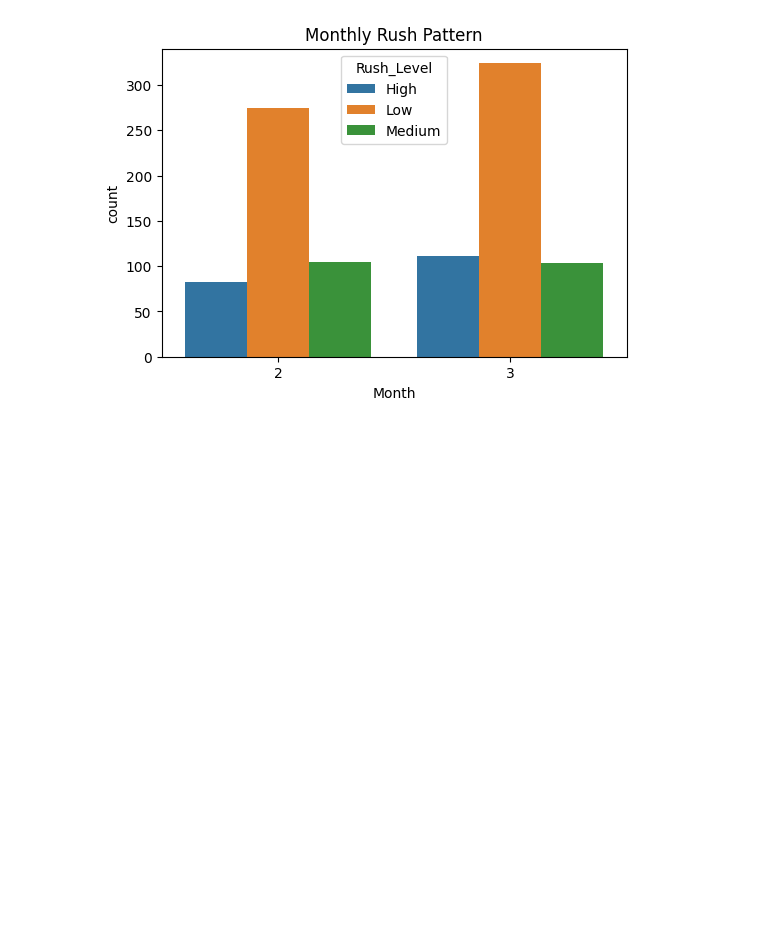
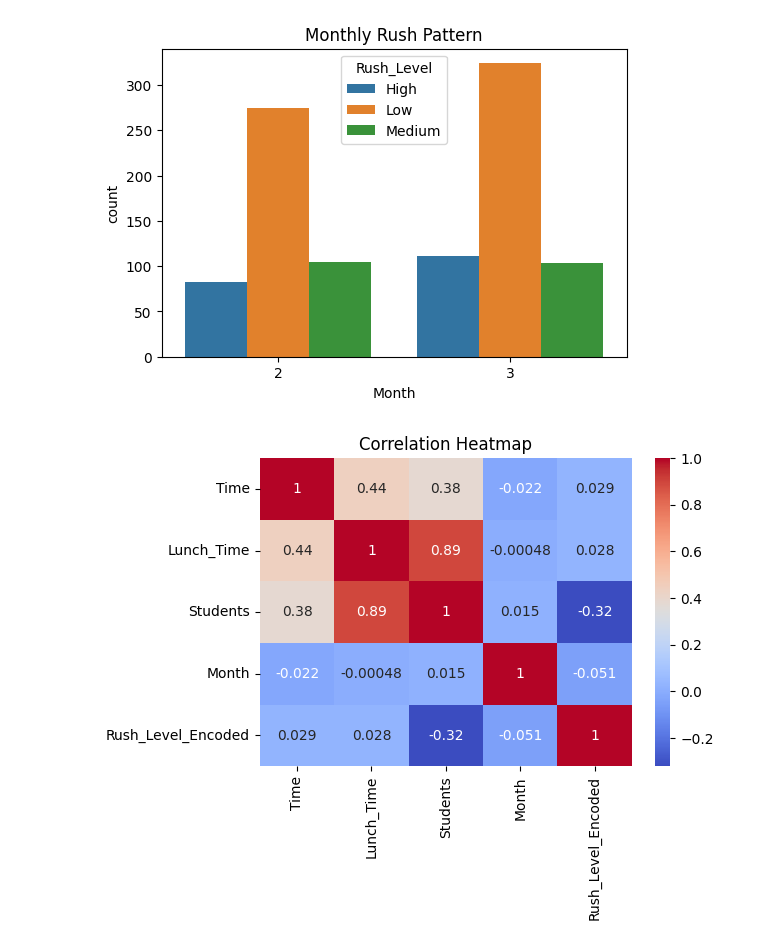
Before and after one commit to Wasima230Sultana/MU-Canteen-Rush-Predictor, a Jupyter notebook: Canteen-rush.ipynb, the cells around one changed output. Saved outputs shown, nothing was run; the diff lists cells and outputs as text; code cells hidden in the pictures; blank space fills up the shorter version.

Commit message:
Correlation

```diff
--- a/Canteen-rush.ipynb
+++ b/Canteen-rush.ipynb
@@ -204,0 +293,20 @@ plt.show()
+# %%
+from sklearn.preprocessing import LabelEncoder
+le = LabelEncoder()
+
+# Encode only target
+df['Rush_Level_Encoded'] = le.fit_transform(df['Rush_Level'])
+
+# Select ONLY numeric columns
+numeric_df = df[['Time',
+                 'Lunch_Time',
+                 'Students',
+                 'Month',
+                 'Rush_Level_Encoded']]
+
+plt.figure(figsize=(6,4))
+sns.heatmap(numeric_df.corr(), annot=True, cmap='coolwarm')
+plt.title("Correlation Heatmap")
+plt.show()
+# %% [output]
+[figure, added]
```
Also changed, not shown: parts of 2 cells of this notebook.
